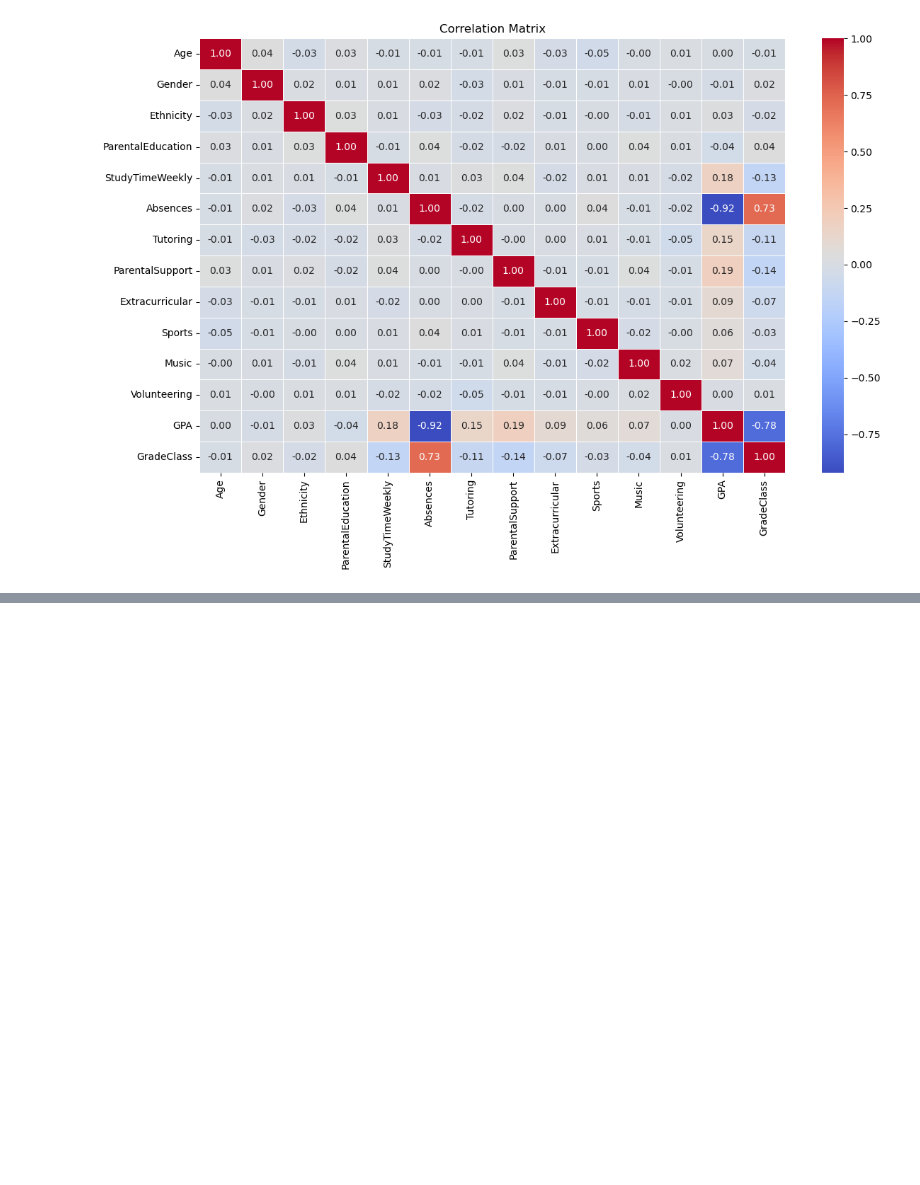
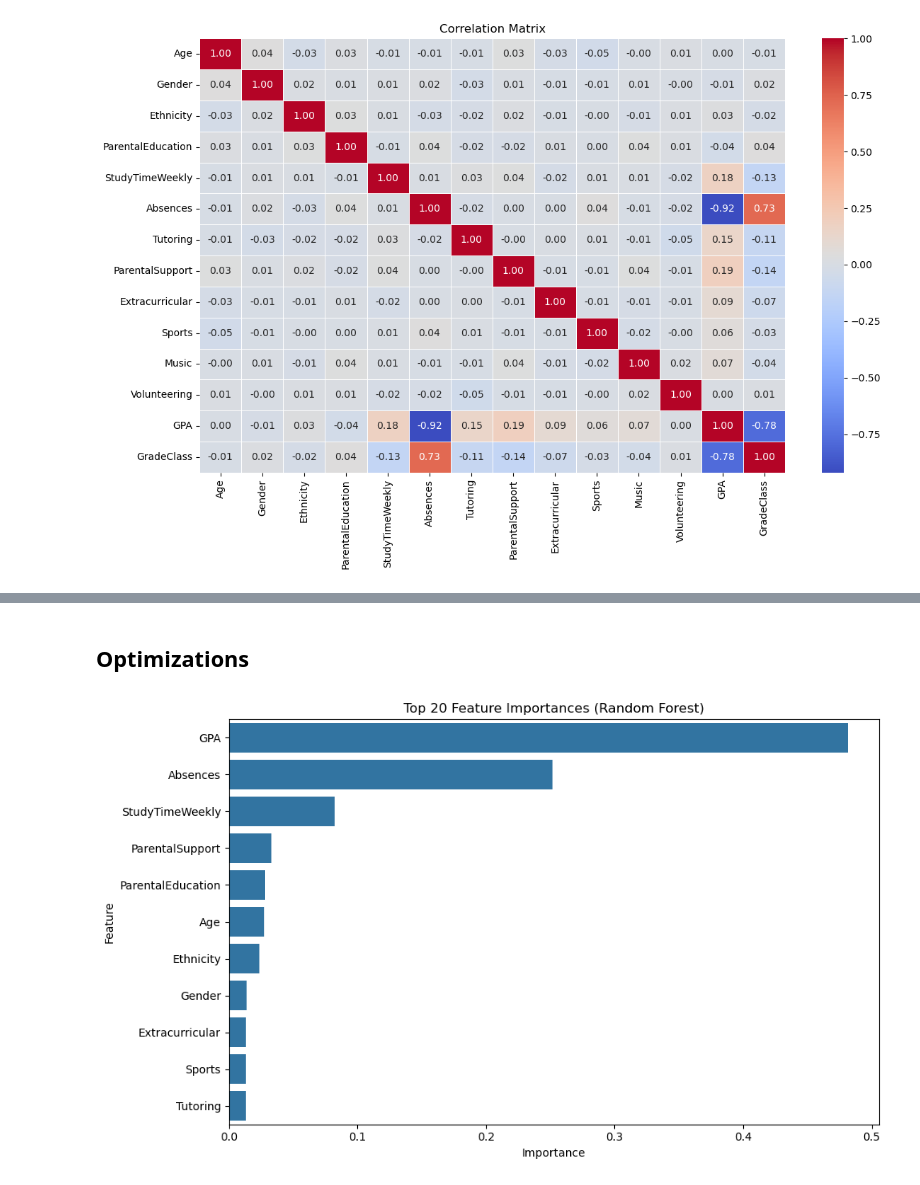
Before and after one commit to tegmad/StudentsPerfomancePrediction_14P, a Jupyter notebook: PM_Students_Perfomance_Prediction.ipynb, the cells around one changed output, grey strips where cells are left out. Cells and saved outputs as stored; diff of their text form; code cells hidden in the pictures; blank space fills up the shorter version.

```diff
--- a/PM_Students_Perfomance_Prediction.ipynb
+++ b/PM_Students_Perfomance_Prediction.ipynb
@@ -455,7 +458,5 @@ plt.show()
 # %% [markdown]
 ## Building ML
-# %%
-df_students.drop(['Gender_','Ethnicity name','ParentalEducation name','ParentalSupport name'],axis=1,inplace=True)
 # %%
 
 numeric_df = df_students.select_dtypes(include='number')
@@ -469,3 +470,5 @@ plt.tight_layout()
 plt.show()
 # %% [output]
 [figure]
+# %%
+df_students.drop(['Gender_','ParentalSupport name'],axis=1,inplace=True)
@@ -471,0 +532,12 @@ plt.show()
+# %%
+from sklearn.neighbors import KNeighborsClassifier
+
+knn_model = KNeighborsClassifier(n_neighbors=5)
+knn_model.fit(X_train_scaled, y_train)
+
+y_pred_knn = knn_model.predict(X_test_scaled)
+
+print("=== KNN Classification ===")
+print("Accuracy:", accuracy_score(y_test, y_pred_knn))
+print("\nClassification Report:\n", classification_report(y_test, y_pred_knn))
+print("Confusion Matrix:\n", confusion_matrix(y_test, y_pred_knn))
@@ -471,0 +562,13 @@ plt.show()
+# %%
+from sklearn.ensemble import RandomForestClassifier
+
+rf_model = RandomForestClassifier(n_estimators=100, random_state=42)
+rf_model.fit(X_train, y_train)
+
+
+y_pred_rf = rf_model.predict(X_test)
+
+print("=== Random Forest Classification ===")
+print("Accuracy:", accuracy_score(y_test, y_pred_rf))
+print("\nClassification Report:\n", classification_report(y_test, y_pred_rf))
+print("Confusion Matrix:\n", confusion_matrix(y_test, y_pred_rf))
@@ -471,0 +593,20 @@ plt.show()
+# %% [markdown]
+## Optimizations
+# %%
+
+importances = rf_model.feature_importances_
+feature_names = X_train.columns
+
+feat_importances = pd.DataFrame({
+    'Feature': feature_names,
+    'Importance': importances
+}).sort_values(by='Importance', ascending=False)
+
+# Визуализация
+plt.figure(figsize=(10, 6))
+sns.barplot(x='Importance', y='Feature', data=feat_importances[feat_importances['Importance']>0.01].head(20))
+plt.title('Top 20 Feature Importances (Random Forest)')
+plt.tight_layout()
+plt.show()
+# %% [output]
+[figure, added]
```
Also changed, not shown: parts of 35 cells of this notebook.
